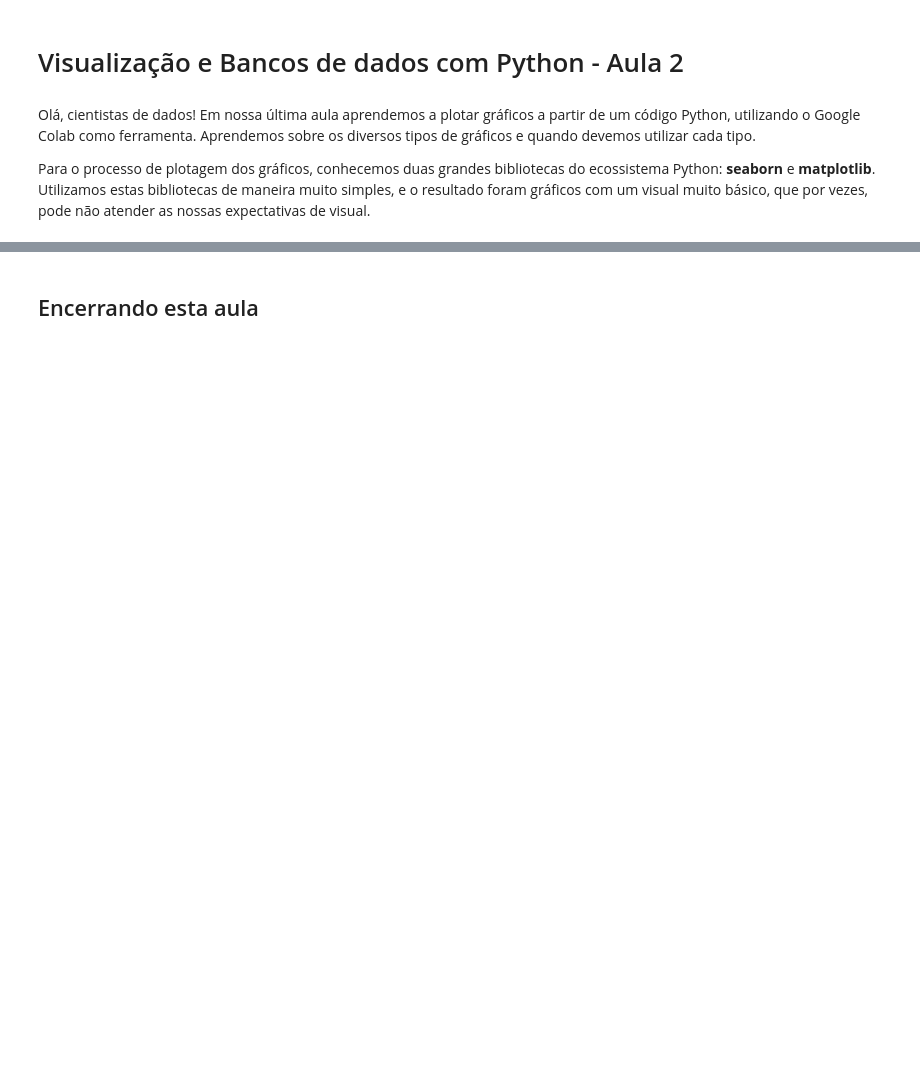
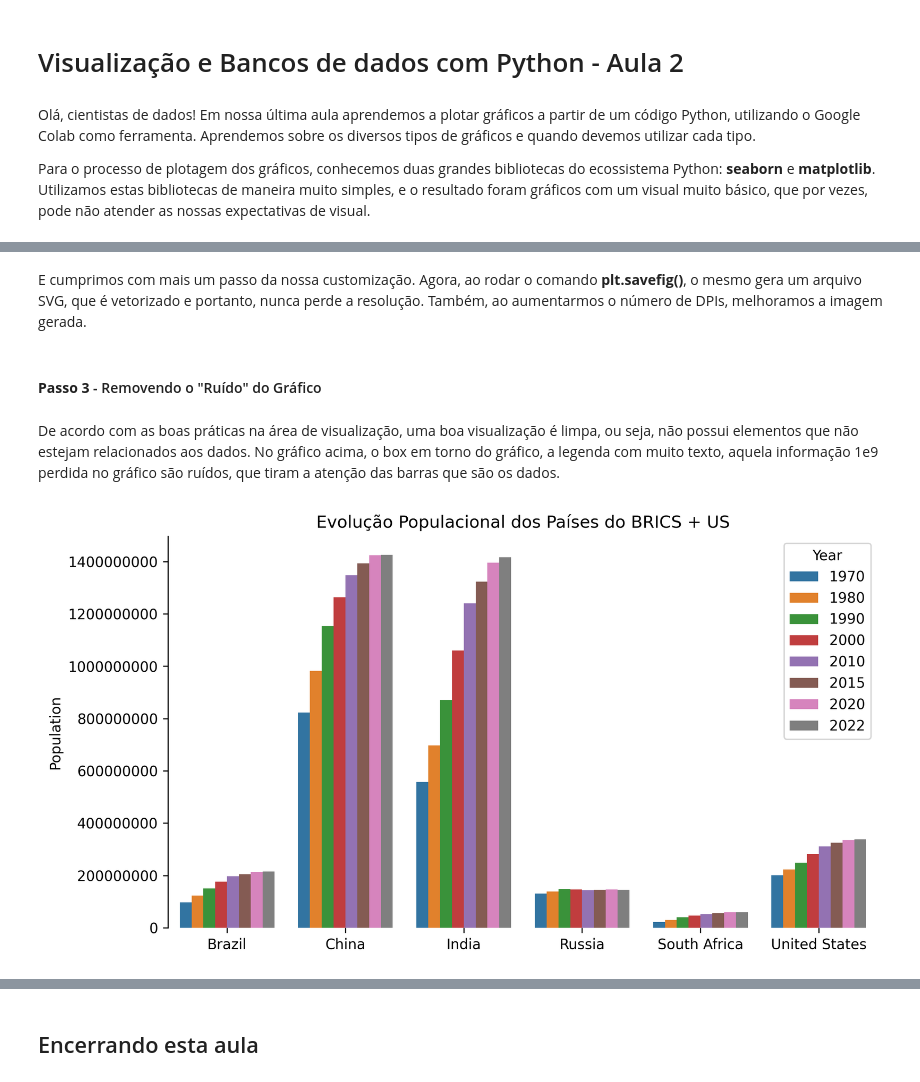
Before and after one commit to labeduc/ciencia-de-dados, a Jupyter notebook: visualizacao/LabEduc - Visualização e Bancos de Dados com Python - Aula 2.ipynb, the cells around one changed output, grey strips where cells are left out. Saved outputs shown, nothing was run; the diff lists cells and outputs as text; code cells hidden in the pictures; blank space fills up the shorter version.

```diff
--- a/visualizacao/LabEduc - Visualização e Bancos de Dados com Python - Aula 2.ipynb
+++ b/visualizacao/LabEduc - Visualização e Bancos de Dados com Python - Aula 2.ipynb
@@ -623,0 +198,55 @@ Temos o desafio 1 do nosso curso, que deverá ajudar um pouco nisso. E ao final
+# %% [markdown]
+E cumprimos com mais um passo da nossa customização. Agora, ao rodar o comando **plt.savefig()**, o mesmo gera um arquivo SVG, que é vetorizado e portanto, nunca perde a resolução. Também, ao aumentarmos o número de DPIs, melhoramos a imagem gerada.
+# %% [markdown]
+#### **Passo 3** - Removendo o "Ruído" do Gráfico
+# %% [markdown]
+De acordo com as boas práticas na área de visualização, uma boa visualização é limpa, ou seja, não possui elementos que não estejam relacionados aos dados. No gráfico acima, o box em torno do gráfico, a legenda com muito texto, aquela informação 1e9 perdida no gráfico são ruídos, que tiram a atenção das barras que são os dados.
+# %%
+import pandas as pd
+
+# Este é o objeto que irá nos permitir modificar algumas
+# das configurações do nosso gráfico
+import matplotlib.pyplot as plt
+
+import seaborn as sns
+
+# Primeiro, selecionamos apenas as colunas que nos interessam, gerando um novo dataframe
+subset = wpop[["Country", "1970 Population", "1980 Population", "1990 Population", "2000 Population", "2010 Population", "2015 Population", "2020 Population", "2022 Population"]]
+
+# Renomeamos as colunas removendo a palavra Population da coluna de cada ano para ocupar menos espaço no gráfico
+subset = subset.rename(columns={"1970 Population": "1970", "1980 Population": "1980", "1990 Population": "1990", "2000 Population": "2000", "2010 Population": "2010", "2015 Population": "2015", "2020 Population": "2020", "2022 Population": "2022"})
+
+# Usando o comando melt para gerar um dataframe adequado para a plotagem
+prep_data = subset.melt(id_vars="Country", value_name="Population", var_name="Year")
+
+# Para limitar o número de barras, vamos selecionar apenas os países do BRICS
+prep_data = prep_data[prep_data["Country"].isin(["United States", "Brazil", "India", "China", "Russia", "South Africa"])]
+
+# Aqui iremos modificar o tamanho da nossa imagem
+# Para tanto, o MatPlotLib nos permite modificar entradas
+# em um dicionário de parâmetros chamado rcParams.
+# A nossa modificação será da entrada figure.figsize
+# Este parâmetro recebe uma tupla com largura e altura em polegadas
+# O valor padrão é 6.4 de largura e 4.8 de altura em polegadas
+plt.rcParams["figure.figsize"]=(9,5)
+plt.rcParams["figure.dpi"] = 300
+plt.rcParams["savefig.dpi"] = 300
+plt.rcParams["savefig.format"] = "svg"
+
+# Para remover parte do box da imagem, fazemos isso:
+plt.rcParams["axes.spines.right"] = False
+plt.rcParams["axes.spines.top"] = False
+plt.rcParams["axes.spines.bottom"] = False
+
+plt.ticklabel_format(style="plain", useLocale=True)
+
+# Gero o objeto do gráfico
+sx = sns.barplot(x=prep_data["Country"], y=prep_data["Population"], hue=prep_data["Year"])
+
+# Para adicionar o título do gráfico, uso o set_title() do objeto gerado.
+sx.set_title('Evolução Populacional dos Países do BRICS + US')
+
+# Posso remover também o título do eixo X, já que é óbvio que estamos listando países.
+sx.set_xlabel('');
+# %% [output]
+[figure, added]
```
Also changed, not shown: parts of 169 cells of this notebook, 3 other files.
